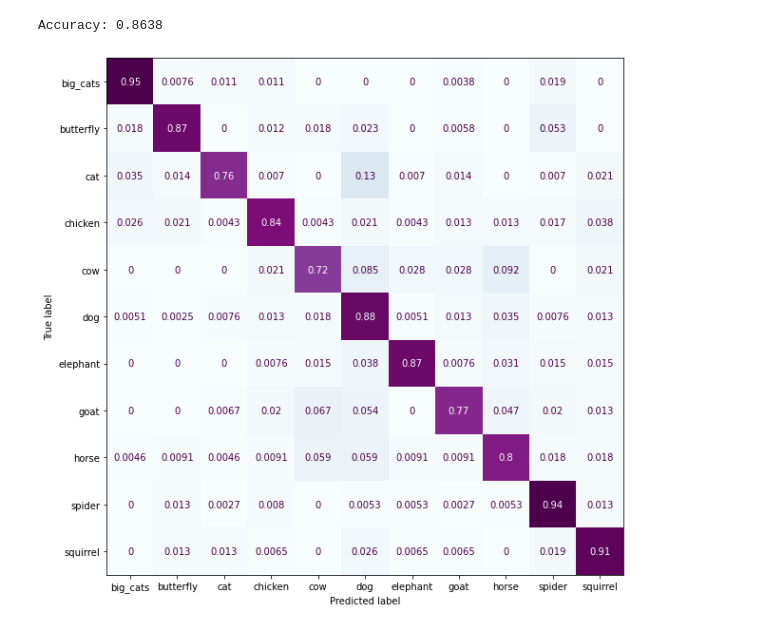
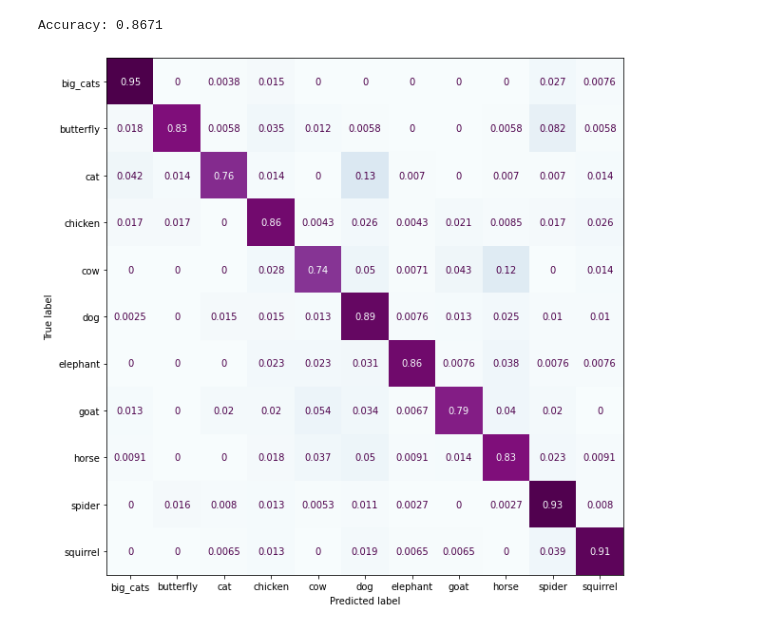
Before and after one commit to guillaume-jones/INF8245E, a Jupyter notebook: Kaggle/stacking_test.ipynb, the cells around one changed output. Drawn from its saved outputs; the diff is of its cells as text; code cells hidden in the pictures.

Commit message:
Train deeper models, stacking models and delete poor models

```diff
--- a/Kaggle/stacking_test.ipynb
+++ b/Kaggle/stacking_test.ipynb
@@ -20,7 +20,8 @@ filepaths_to_load = {
     'model6/VGG_6_79': 0.79,
     'model7/DeeperVGG_4_79': 0.79,
     'model7/DeeperVGG_6_84': 0.84,
-    'model8/VGGRes_3_79': 0.79
+    'model8/VGGRes_3_79': 0.79,
+    'model9/DeeperVGG2_2_84': 0.84
 }
 
 valid_predictions = np.zeros((2378, 11, len(filepaths_to_load)))
@@ -53,15 +70,15 @@ for probability_power in range(2, 15):
 # %%
 modified_valid_predictions = np.power(valid_predictions, 3)
 for index, accuracy in enumerate(filepaths_to_load.values()):
-    modified_valid_predictions[:, :, index] *= accuracy**10
+    modified_valid_predictions[:, :, index] *= accuracy**8
 modified_valid_predictions = np.sum(modified_valid_predictions, axis=2)
 modified_valid_predictions = np.argmax(modified_valid_predictions, axis=1)
 
 kaggle.print_accuracy(valid_labels, modified_valid_predictions)
 kaggle.plot_confusion_matrix(valid_labels, modified_valid_predictions)
 # %% [output]
-Accuracy: 0.8638
+Accuracy: 0.8671
-[figure, old version]
+[figure, new version]
 # %%
 modified_test_predictions = np.power(test_predictions, 3)
 for index, accuracy in enumerate(filepaths_to_load.values()):
```
Also changed, not shown: parts of 3 cells of this notebook, 29 other files.
